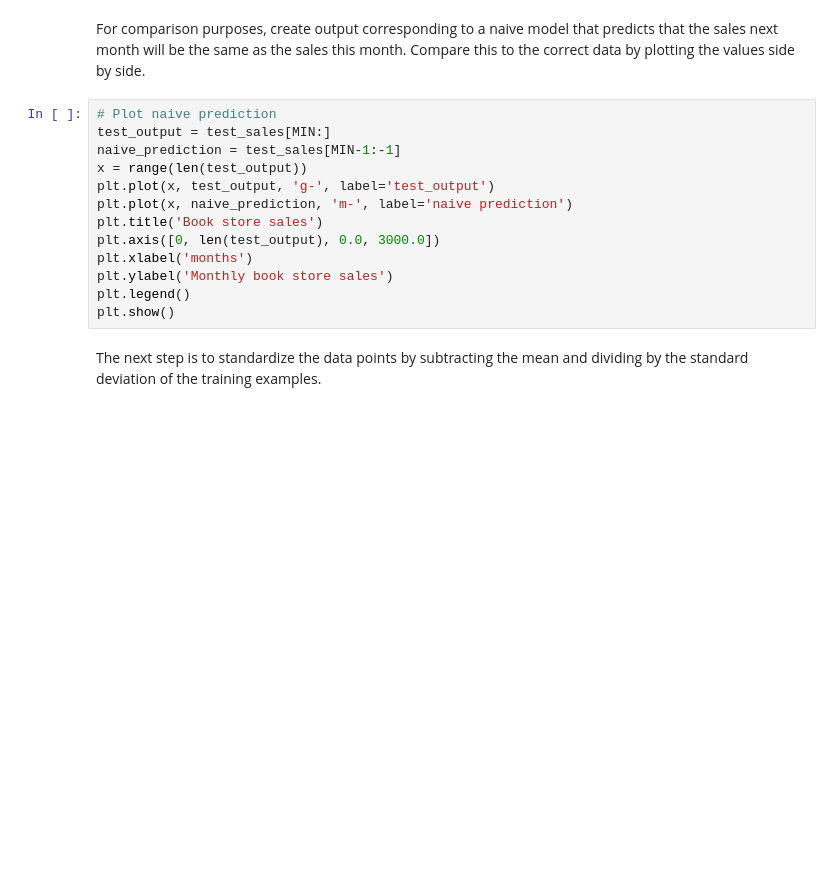
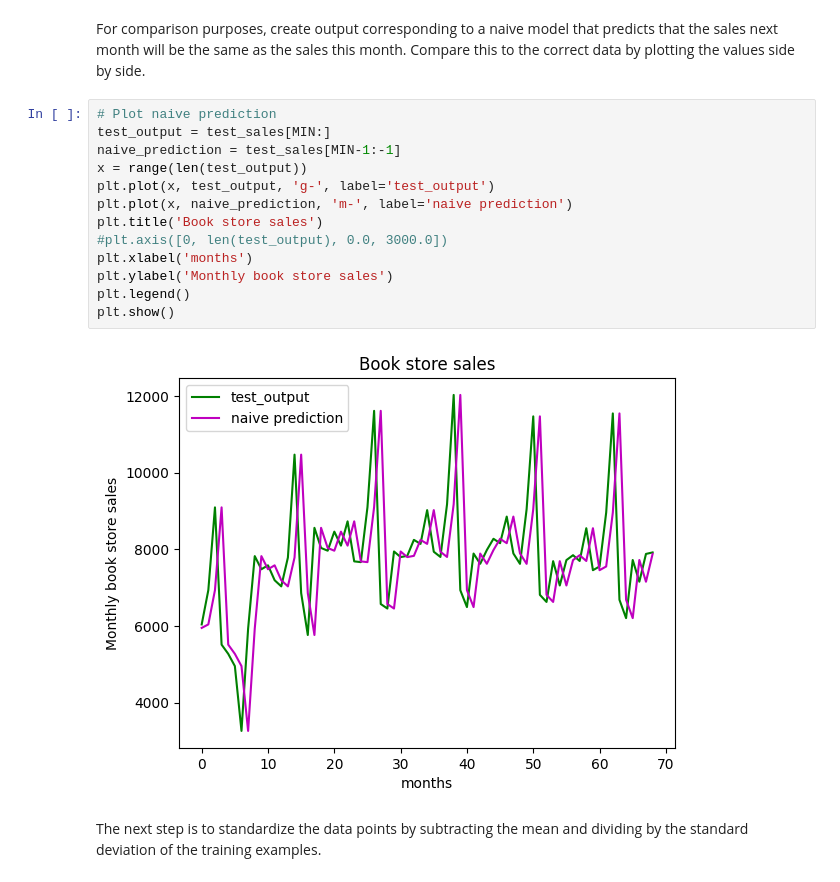
Before and after one commit to that-boxhead/LDL, a Jupyter notebook: tf_framework/v5_3_forecasting_sales.ipynb, the cells around one changed output. Saved outputs shown, nothing was run; the diff lists cells and outputs as text; blank space fills up the shorter version.

```diff
--- a/tf_framework/v5_3_forecasting_sales.ipynb
+++ b/tf_framework/v5_3_forecasting_sales.ipynb
@@ -77,16 +77,18 @@ For comparison purposes, create output corresponding to a naive model that predi
 # %%
 # Plot naive prediction
 test_output = test_sales[MIN:]
 naive_prediction = test_sales[MIN-1:-1]
 x = range(len(test_output))
 plt.plot(x, test_output, 'g-', label='test_output')
 plt.plot(x, naive_prediction, 'm-', label='naive prediction')
 plt.title('Book store sales')
-plt.axis([0, len(test_output), 0.0, 3000.0])
+#plt.axis([0, len(test_output), 0.0, 3000.0])
 plt.xlabel('months')
 plt.ylabel('Monthly book store sales')
 plt.legend()
 plt.show()
+# %% [output]
+[figure, added]
 # %% [markdown]
 The next step is to standardize the data points by subtracting the mean and dividing by the standard deviation of the training examples.
 # %%
```
Also changed, not shown: parts of 5 cells of this notebook, 1 other file.
